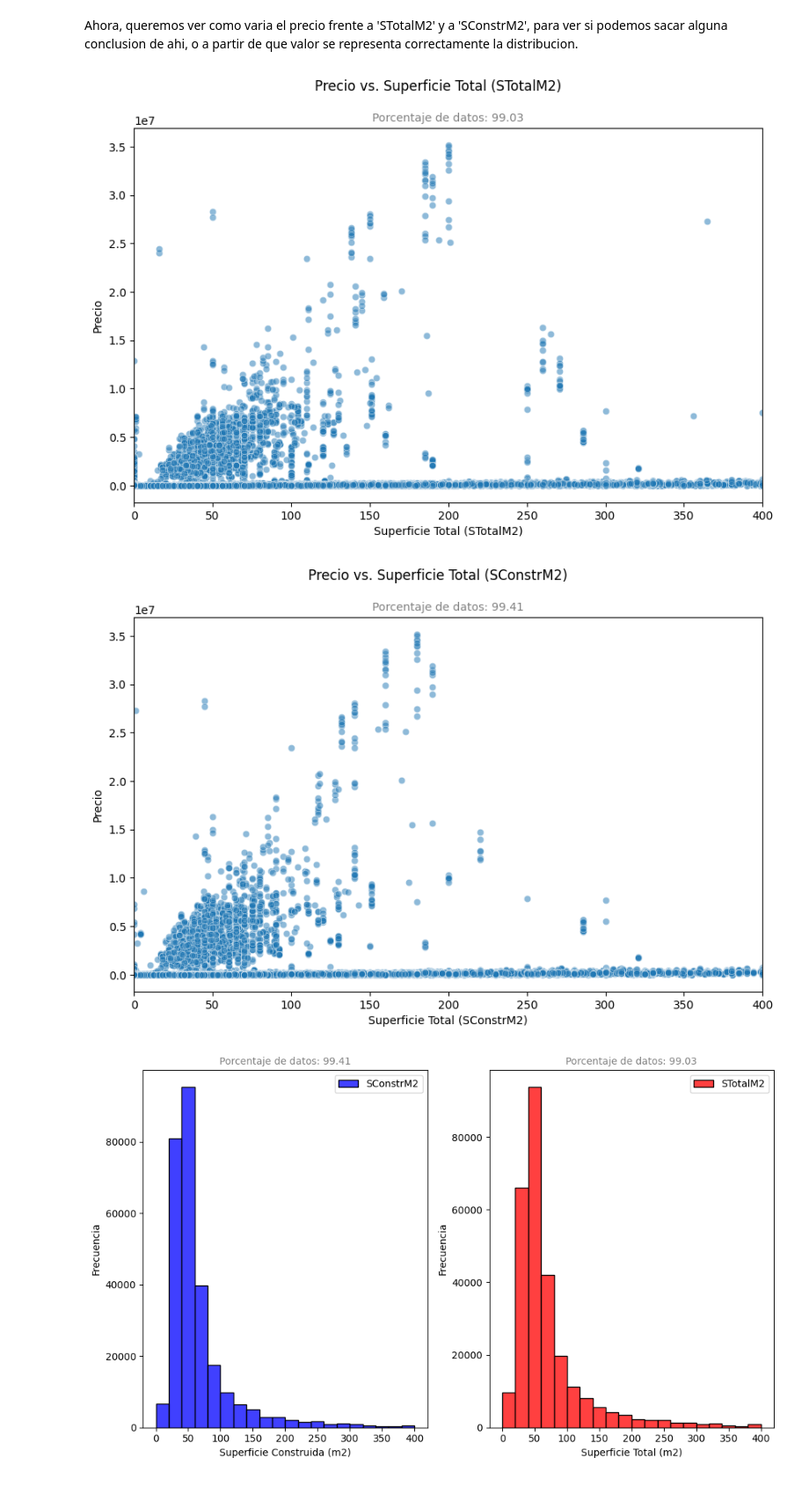
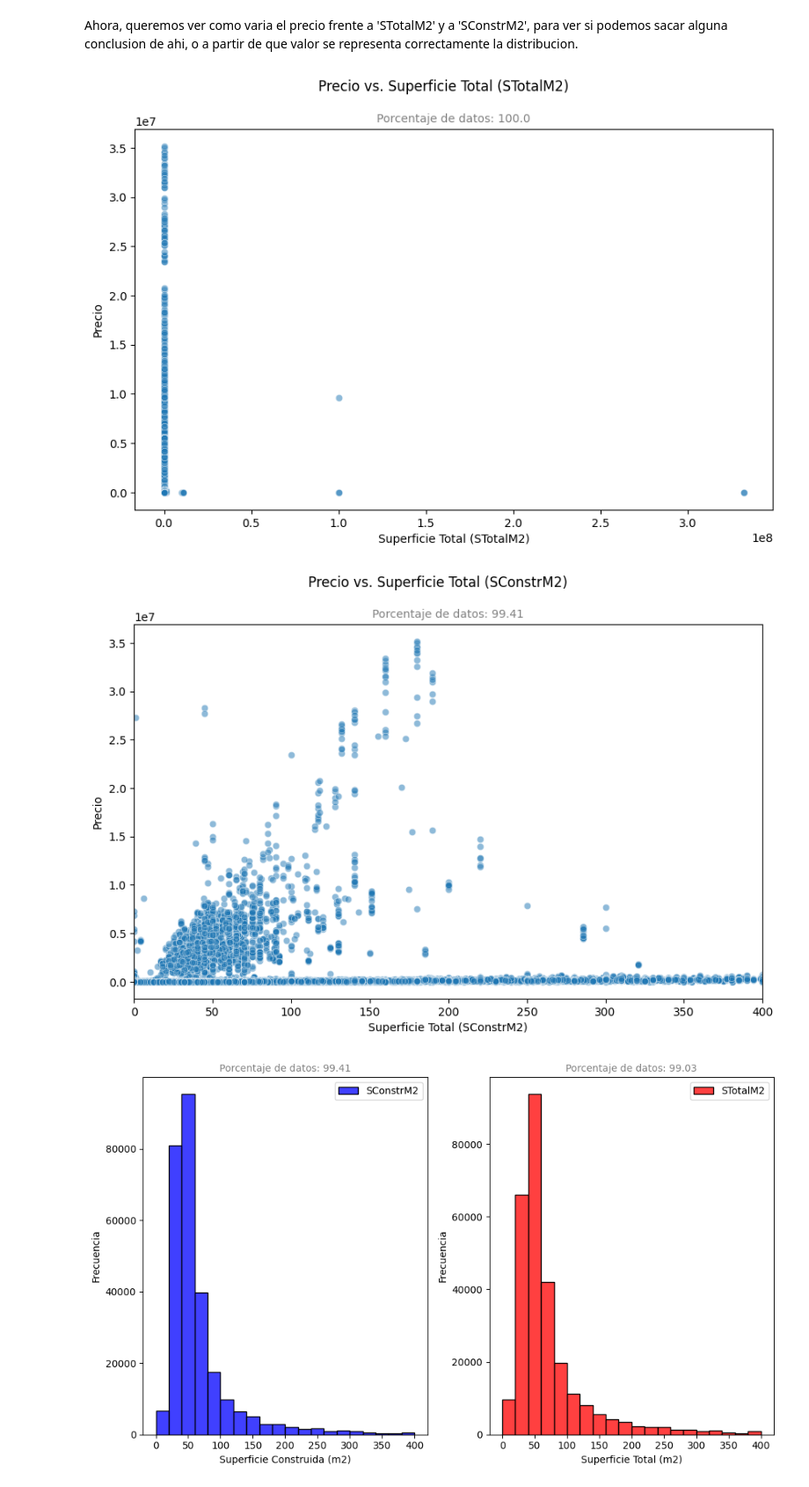
Before and after one commit to TomasD1az/I302_FP, a Jupyter notebook: analisis.ipynb, the cells around one changed output. Shown at 88% size. Cells and saved outputs as stored; diff of their text form; code cells hidden in the pictures.

```diff
--- a/analisis.ipynb
+++ b/analisis.ipynb
@@ -10,5 +8,5 @@ import preprocessing as pp
 # %%
-data = pd.read_csv(r'data/alquiler_AMBA_dev.csv')
+data = pd.read_csv(r'data/raw/alquiler_AMBA_dev.csv')
 print(data.shape)
 # %% [output]
 (278725, 45)
@@ -258,22 +233,21 @@ Ahora, queremos ver como varia el precio frente a 'STotalM2' y a 'SConstrM2', pa
 # %%
 plt.figure(figsize=(10, 6))
 sns.scatterplot(x=data['STotalM2'], y=data['precio_pesos_constantes'], alpha=0.5)
 plt.suptitle('Precio vs. Superficie Total (STotalM2)')
-plt.title('Porcentaje de datos: ' + str(np.round(len(data[data['STotalM2'] < 400]) / len(data) * 100, 2)), fontsize=10, color='grey')
+plt.title('Porcentaje de datos: ' + str(np.round(len(data) / len(data) * 100, 2)), fontsize=10, color='grey')
 plt.xlabel('Superficie Total (STotalM2)')
 plt.ylabel('Precio')
-plt.xlim(0, 400)
 plt.show()
 
 plt.figure(figsize=(10, 6))
 sns.scatterplot(x=data['SConstrM2'], y=data['precio_pesos_constantes'], alpha=0.5)
 plt.suptitle('Precio vs. Superficie Total (SConstrM2)')
 plt.title('Porcentaje de datos: ' + str(np.round(len(data[data['SConstrM2'] < 400]) / len(data) * 100, 2)), fontsize=10, color='grey')
 plt.xlabel('Superficie Total (SConstrM2)')
 plt.ylabel('Precio')
 plt.xlim(0, 400)
 plt.show()
 # %% [output]
-[figure, old version]
+[figure, new version]
 [figure]
 # %%
```
Also changed, not shown: parts of 30 cells of this notebook, 17 other files.
